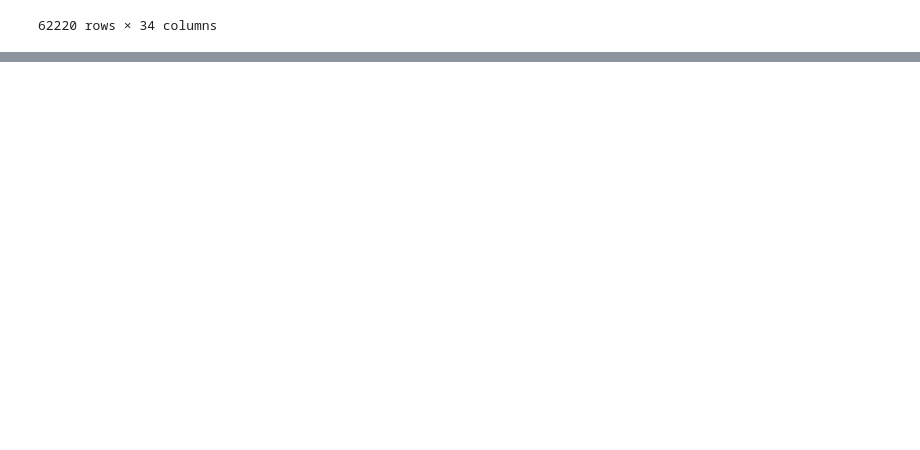
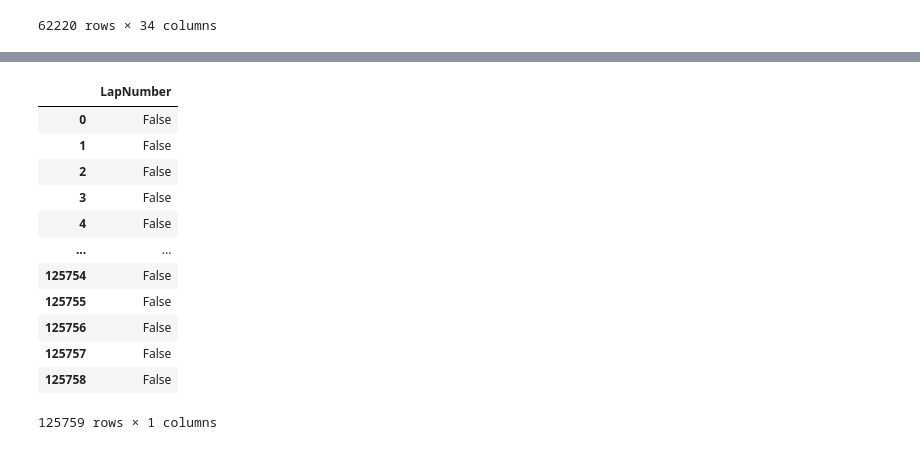
Before and after one commit to le-dav/f1-binottor, a Jupyter notebook: notebooks/top_pilots.ipynb, the cells around one changed output, grey strips where cells are left out. Cells and saved outputs as stored; diff of their text form; code cells hidden in the pictures; blank space fills up the shorter version.

```diff
--- a/notebooks/top_pilots.ipynb
+++ b/notebooks/top_pilots.ipynb
@@ -20,0 +39,17 @@ top_10_df
+# %%
+result = df[['LapNumber']].isin(lap_total)
+result
+# %% [output]
+|  | LapNumber |
+| 0 | False |
+| 1 | False |
+| 2 | False |
+| 3 | False |
+| 4 | False |
+| ... | ... |
+| 125754 | False |
+| 125755 | False |
+| 125756 | False |
+| 125757 | False |
+| 125758 | False |
+125759 rows × 1 columns
```
Also changed, not shown: parts of 5 cells of this notebook, 2 other files.
